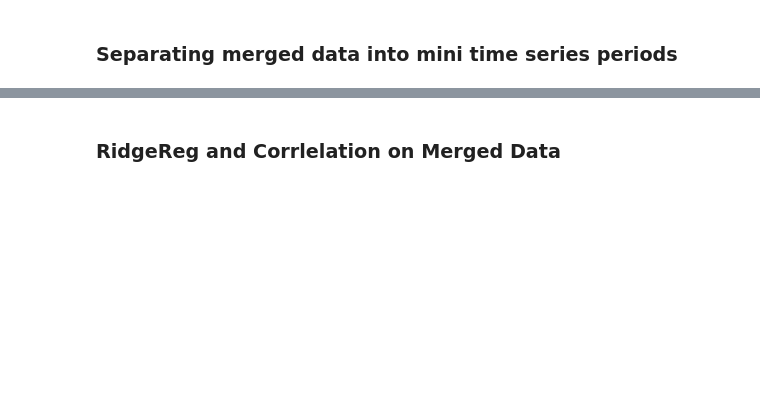
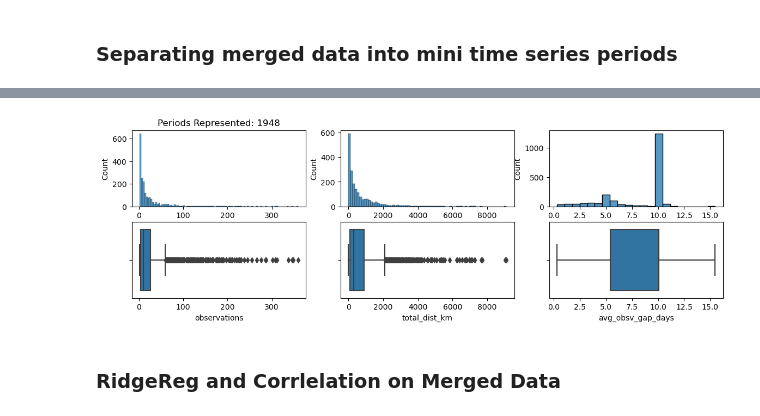
Before and after one commit to gnyirjesy/ocean-depth-characterization, a Jupyter notebook: EDA/eda_bh.ipynb, the cells around one changed output, grey strips where cells are left out. Saved outputs shown, nothing was run; the diff lists cells and outputs as text; code cells hidden in the pictures; blank space fills up the shorter version.

```diff
--- a/EDA/eda_bh.ipynb
+++ b/EDA/eda_bh.ipynb
@@ -151,3 +188,24 @@ Avg Time Delta: 3.75 Days
+# %%
+periods = np.unique(df.period)
+summary_data = [gather_period_observations(df[df.period == p].reset_index()) for p in periods]
+summary_df = pd.DataFrame(summary_data)
+# %%
+fig, ax = plt.subplots(2, 3, figsize=(14, 4))
+
+ax[0, 0].set_title(f'Periods Represented: {summary_df.shape[0]}')
+
+sns.histplot(data=summary_df, x='observations', ax=ax[0, 0])
+sns.boxplot(data=summary_df, x='observations', ax=ax[1, 0])
+
+sns.histplot(data=summary_df, x='total_dist_km', ax=ax[0, 1])
+sns.boxplot(data=summary_df, x='total_dist_km', ax=ax[1, 1])
+
+sns.histplot(data=summary_df, x='avg_obsv_gap_days', ax=ax[0, 2])
+sns.boxplot(data=summary_df, x='avg_obsv_gap_days', ax=ax[1, 2])
+
+plt.show()
+# %% [output]
+[figure, added]
 # %% [markdown]
 ### RidgeReg and Corrlelation on Merged Data
 # %%
```
Also changed, not shown: parts of 7 cells of this notebook.
